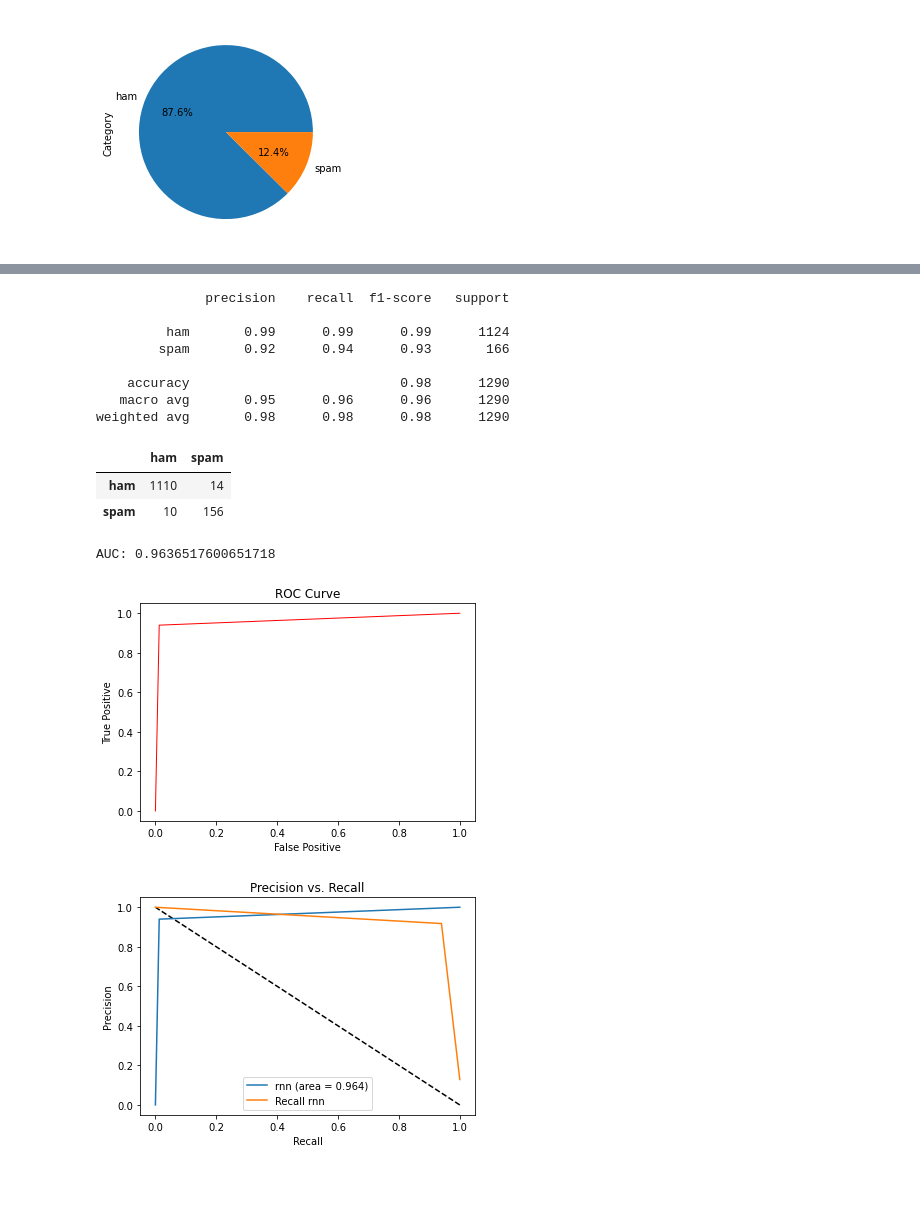
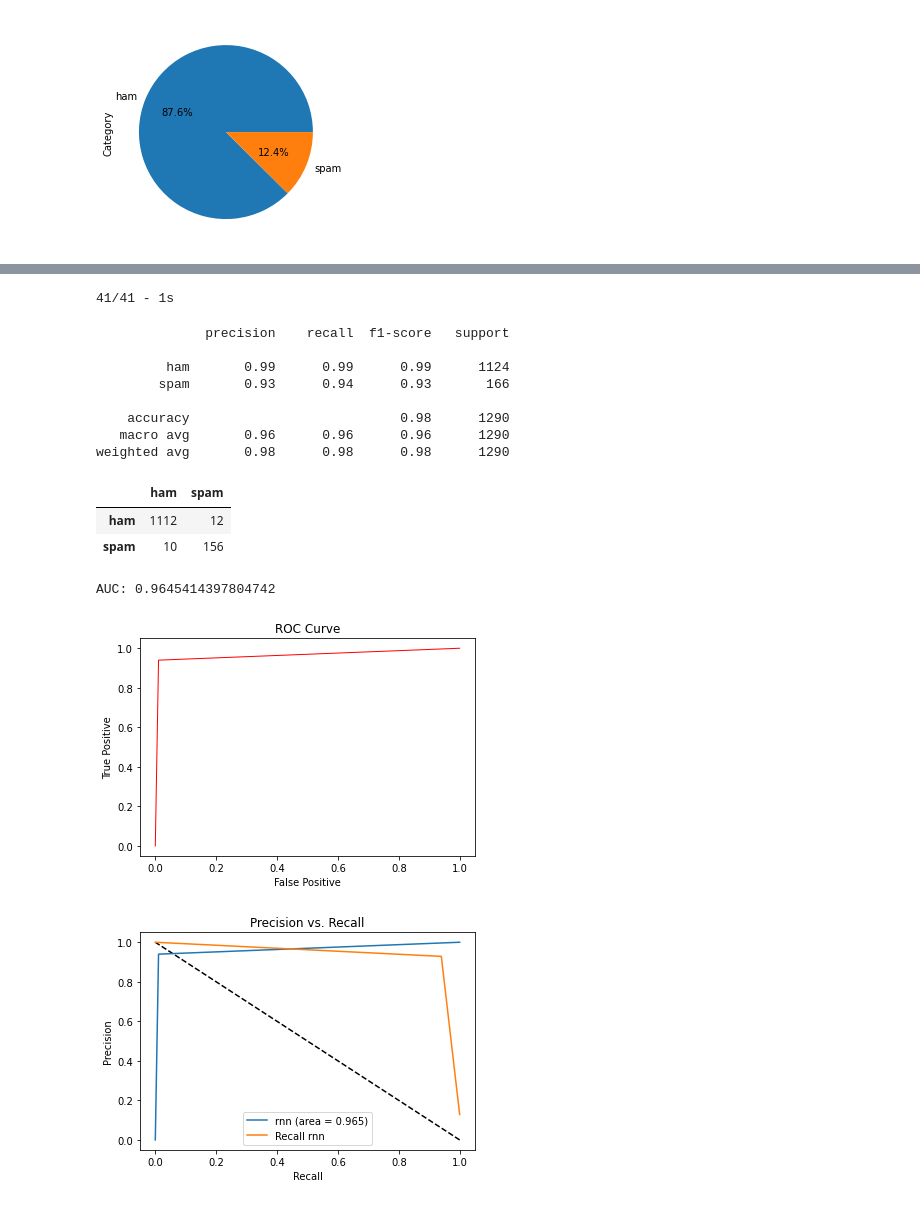
Before and after one commit to shadynagy232/SPAM-Text-Clasifier, a Jupyter notebook: Source Code/Code Notebook.ipynb, the cells around one changed output, grey strips where cells are left out. Saved outputs shown, nothing was run; the diff lists cells and outputs as text; code cells hidden in the pictures.

```diff
--- a/Source Code/Code Notebook.ipynb
+++ b/Source Code/Code Notebook.ipynb
@@ -107,10 +139,6 @@ df["Message"] = df.Message.map(preprocess)
 # %%
-MAX_NB_WORDS = 3000
-MAX_SEQUENCE_LENGTH = 300
 EMBEDDING_DIM = 100
-tokenizer = Tokenizer(num_words=MAX_NB_WORDS, filters='!"#$%&()*+,-./:;<=>?@[\]^_`{|}~', lower=True)
+tokenizer = Tokenizer(num_words=MAX_NB_WORDS)
 tokenizer.fit_on_texts(df['Message'].values)
 with open("tokenizer.pickle", "wb") as handle:
     pickle.dump(tokenizer, handle, protocol=pickle.HIGHEST_PROTOCOL)
-word_index = tokenizer.word_index
-print('Found %s unique tokens.' % len(word_index))
@@ -125,4 +151,7 @@ Shape of data tensor: (5157, 300)
 # %%
-Y = pd.get_dummies(df['Category']).values
+from sklearn import preprocessing
+labelencoder = preprocessing.LabelEncoder()
+df['Category'] = labelencoder.fit_transform(df['Category'])
+Y = df['Category'].values
 print('Shape of label tensor:', Y.shape)
 # %% [output]
@@ -142,9 +173,8 @@ from keras.callbacks import ModelCheckpoint, EarlyStopping
 # %%
 model = tensorflow.keras.models.Sequential()
 model.add(layers.Embedding(MAX_NB_WORDS, EMBEDDING_DIM, input_length=X.shape[1]))
-model.add(layers.SpatialDropout1D(0.2))
-model.add(layers.LSTM(100, dropout=0.2, recurrent_dropout=0.2))
-model.add(layers.Dense(2, activation='softmax'))
+model.add(layers.LSTM(32))
+model.add(layers.Dense(1, activation='sigmoid'))
 model.compile(loss='binary_crossentropy', optimizer='adam', metrics=['accuracy'])
 
 epochs = 5
@@ -216,47 +245,55 @@ for i in range(0,len(Y_test)):
+# %%
+threshold = 0.5
+
+result = model.predict(X_test, verbose=2)
+result = result > threshold
+result = result.astype(int)
+# %% [output]
+41/41 - 1s
 # %%
 from sklearn.metrics import classification_report
 target_names = ['ham','spam']
-print(classification_report(Y_test_true, eval_results, target_names=target_names))
+print(classification_report(Y_test, result, target_names=target_names))
 # %% [output]
               precision    recall  f1-score   support
 
          ham       0.99      0.99      0.99      1124
-        spam       0.92      0.94      0.93       166
+        spam       0.93      0.94      0.93       166
 
     accuracy                           0.98      1290
-   macro avg       0.95      0.96      0.96      1290
+   macro avg       0.96      0.96      0.96      1290
 weighted avg       0.98      0.98      0.98      1290
 # %%
 from sklearn.metrics import confusion_matrix
-cm = confusion_matrix(Y_test_true, eval_results)
+cm = confusion_matrix(Y_test, result)
 cm_df = pd.DataFrame(cm,
                      index = target_names,
                      columns = target_names)
 cm_df
 # %% [output]
 |  | ham | spam |
-| ham | 1110 | 14 |
+| ham | 1112 | 12 |
 | spam | 10 | 156 |
 # %%
 from sklearn import metrics
-print("AUC:",metrics.roc_auc_score(Y_test_true, eval_results))
+print("AUC:",metrics.roc_auc_score(Y_test, result))
 cutoff_grid = np.linspace(0.0,1.0,100)
 TPR = []
 FPR = []
 cutoff_grid
-FPR, TPR, cutoffs = metrics.roc_curve(Y_test_true, eval_results,pos_label=1)
+FPR, TPR, cutoffs = metrics.roc_curve(Y_test, result,pos_label=1)
 plt.plot(FPR,TPR,c='red',linewidth=1.0)
 plt.xlabel('False Positive')
 plt.ylabel('True Positive')
 plt.title('ROC Curve')
 plt.show()
 # %% [output]
-AUC: 0.9636517600651718
+AUC: 0.9645414397804742
-[figure, old version]
+[figure, new version]
 # %%
-fpr_en, tpr_en, thresholds_en = metrics.roc_curve(Y_test_true, eval_results)
+fpr_en, tpr_en, thresholds_en = metrics.roc_curve(Y_test, result)
 roc_auc_en = metrics.auc(fpr_en, tpr_en)
-precision_en, recall_en, th_en = metrics.precision_recall_curve(Y_test_true, eval_results)
+precision_en, recall_en, th_en = metrics.precision_recall_curve(Y_test, result)
 plt.plot([1, 0], [0, 1], 'k--')
 plt.plot(fpr_en, tpr_en, label='rnn (area = %0.3f)' % roc_auc_en)
 plt.plot(recall_en,precision_en , label='Recall rnn')
@@ -266,4 +303,4 @@ plt.ylabel('Precision')
 plt.legend(loc='best')
 plt.show()
 # %% [output]
-[figure, old version]
+[figure, new version]
```
Also changed, not shown: parts of 24 cells of this notebook, 4 other files.
